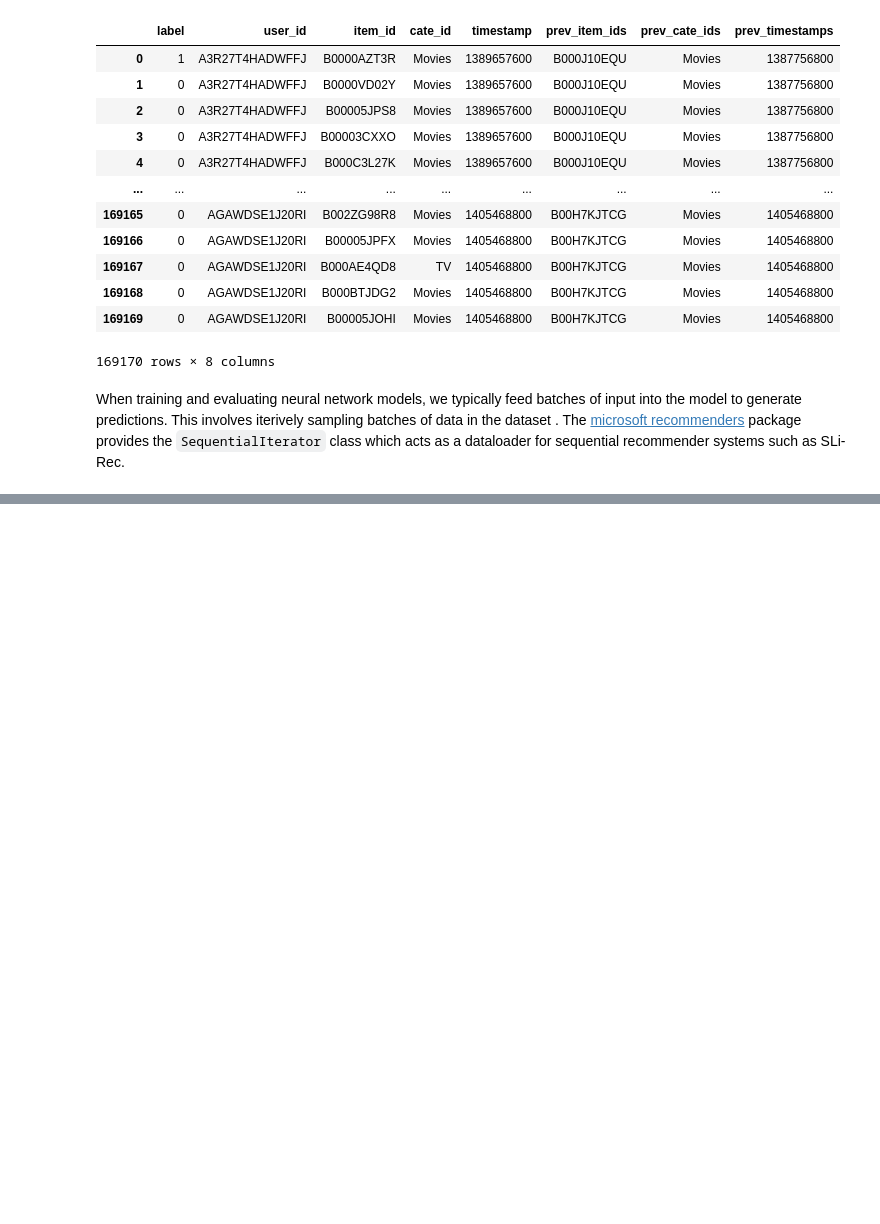
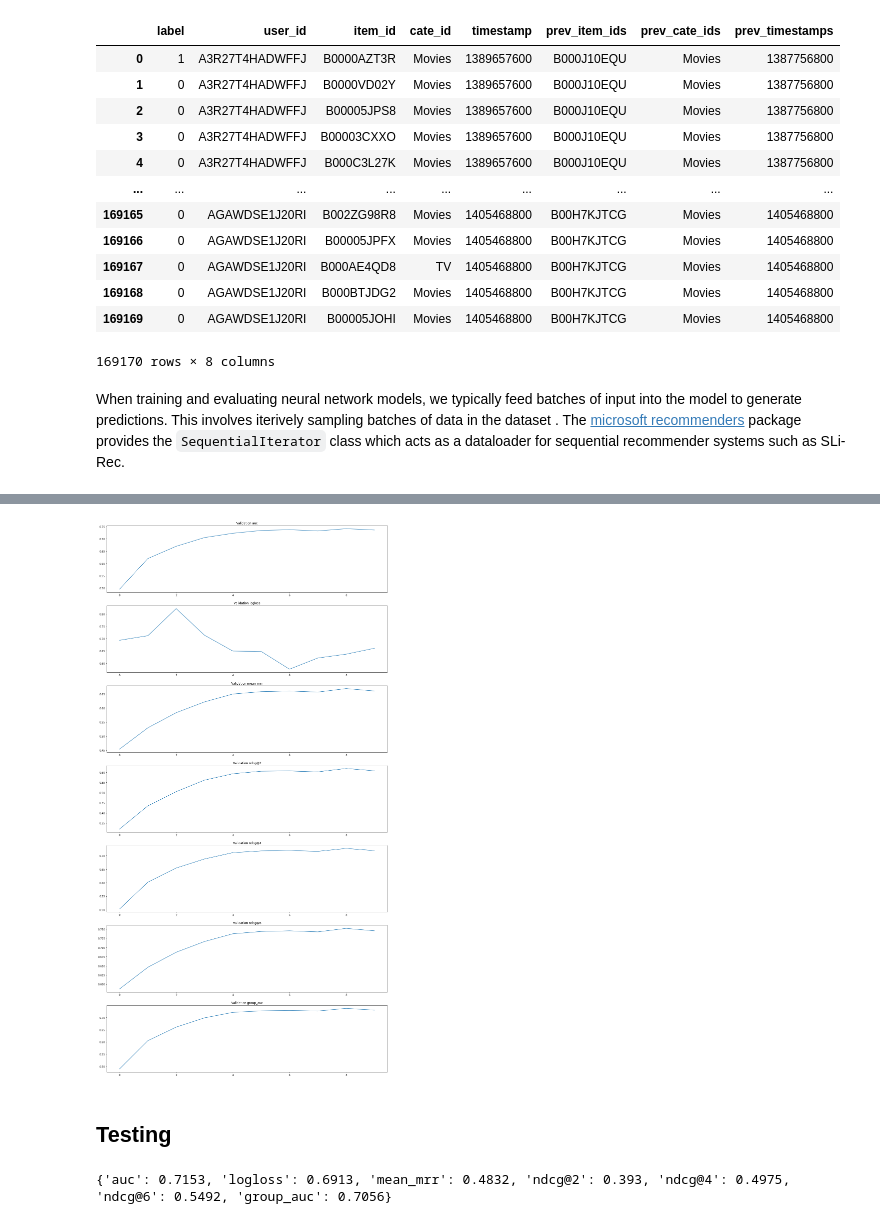
Before and after one commit to VectorInstitute/recommender_systems_project, a Jupyter notebook: sequence_aware_recsys/slirec_amazon.ipynb, the cells around one changed output, grey strips where cells are left out. Drawn from its saved outputs; the diff is of its cells as text; code cells hidden in the pictures; blank space fills up the shorter version.

```diff
--- a/sequence_aware_recsys/slirec_amazon.ipynb
+++ b/sequence_aware_recsys/slirec_amazon.ipynb
@@ -218,0 +366,19 @@ Find logs at: ./wandb/run-20220707_141525-ce8towyi/logs
+# %%
+# Visualize eval metrics
+
+f, axarr = plt.subplots(len(eval_metric_dict.keys()), 1, figsize=(20, 40))
+
+for i, key in enumerate(eval_metric_dict.keys()):
+    index = list(range(len(eval_metric_dict[key])))
+    vals = eval_metric_dict[key]
+    axarr[i].set_title(f"Validation {key}")
+    axarr[i].plot(index, vals)
+# %% [output]
+[figure, added]
+# %% [markdown]
+## Testing
+# %%
+res_syn = model.run_eval(test_path, num_ngs=test_num_ngs)
+print(res_syn)
+# %% [output]
+{'auc': 0.7153, 'logloss': 0.6913, 'mean_mrr': 0.4832, 'ndcg@2': 0.393, 'ndcg@4': 0.4975, 'ndcg@6': 0.5492, 'group_auc': 0.7056}
```
Also changed, not shown: parts of 19 cells of this notebook, 4 other files.
